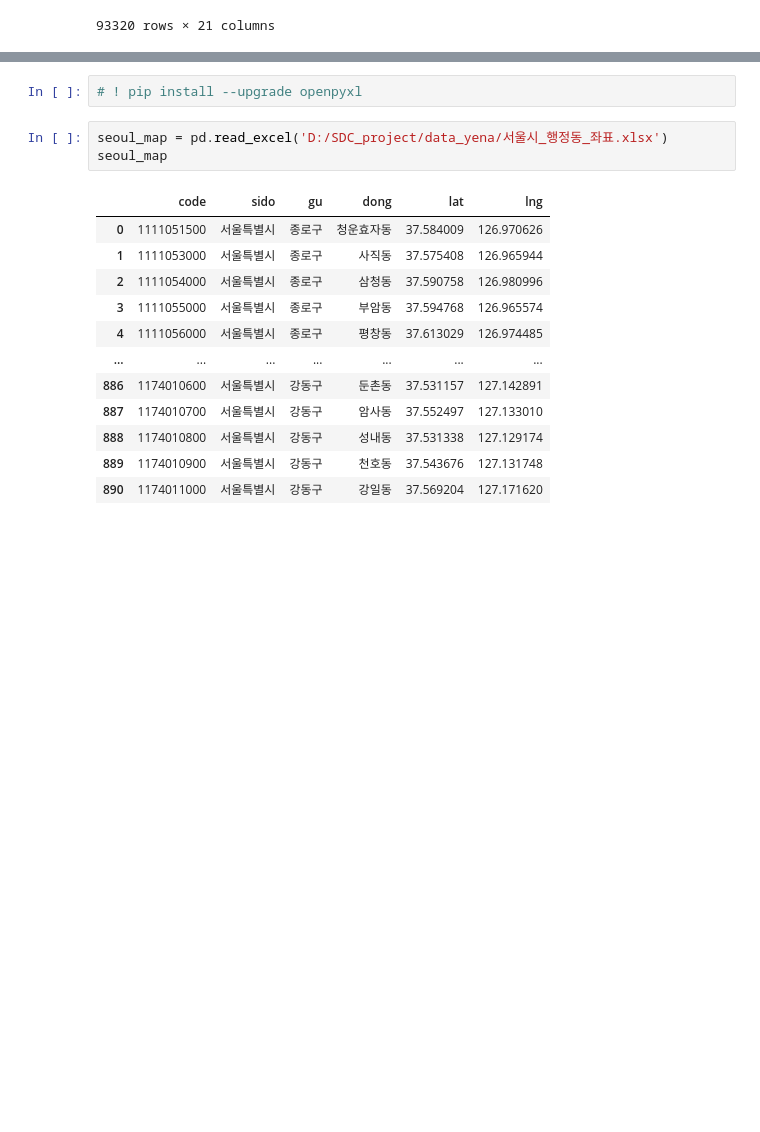
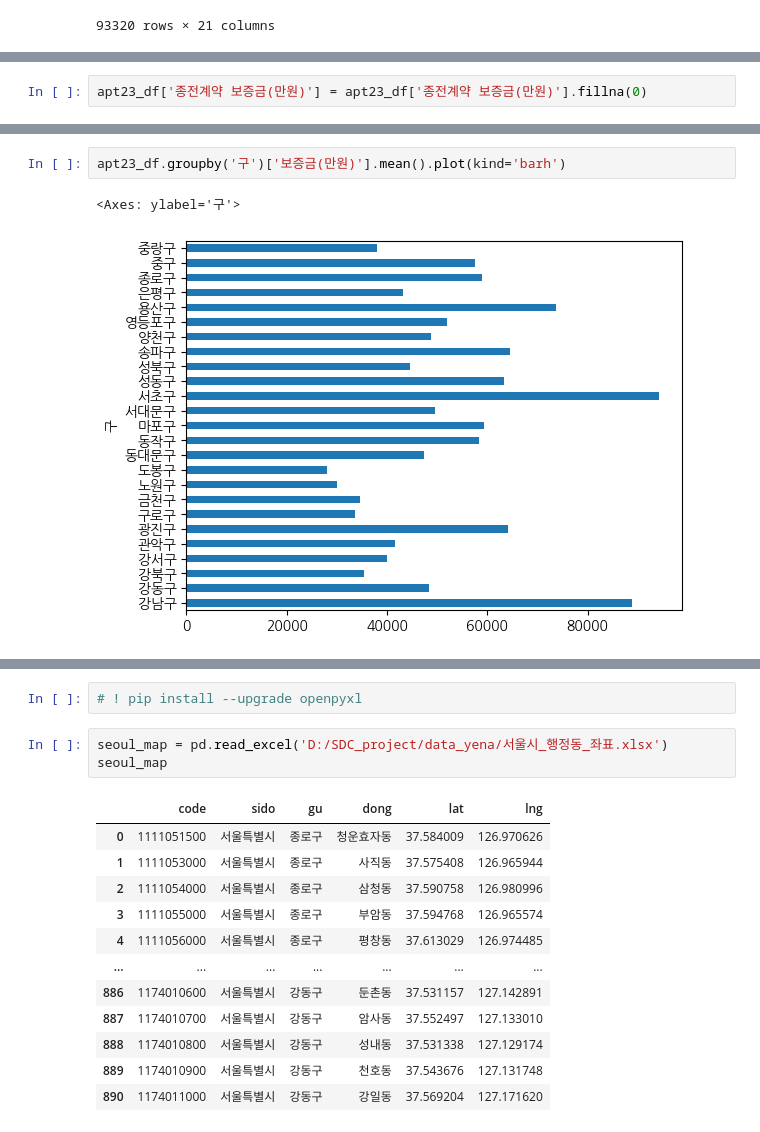
Before and after one commit to skqkrl/SDC_project, a Jupyter notebook: yena.ipynb, the cells around one changed output, grey strips where cells are left out. Saved outputs shown, nothing was run; the diff lists cells and outputs as text; blank space fills up the shorter version.

```diff
--- a/yena.ipynb
+++ b/yena.ipynb
@@ -104,0 +122,2 @@ apt23_df
+# %%
+apt23_df['종전계약 보증금(만원)'] = apt23_df['종전계약 보증금(만원)'].fillna(0)
@@ -104,0 +223,5 @@ apt23_df
+# %%
+apt23_df.groupby('구')['보증금(만원)'].mean().plot(kind='barh')
+# %% [output]
+<Axes: ylabel='구'>
+[figure, added]
```
Also changed, not shown: parts of 40 cells of this notebook, 9 other files.
